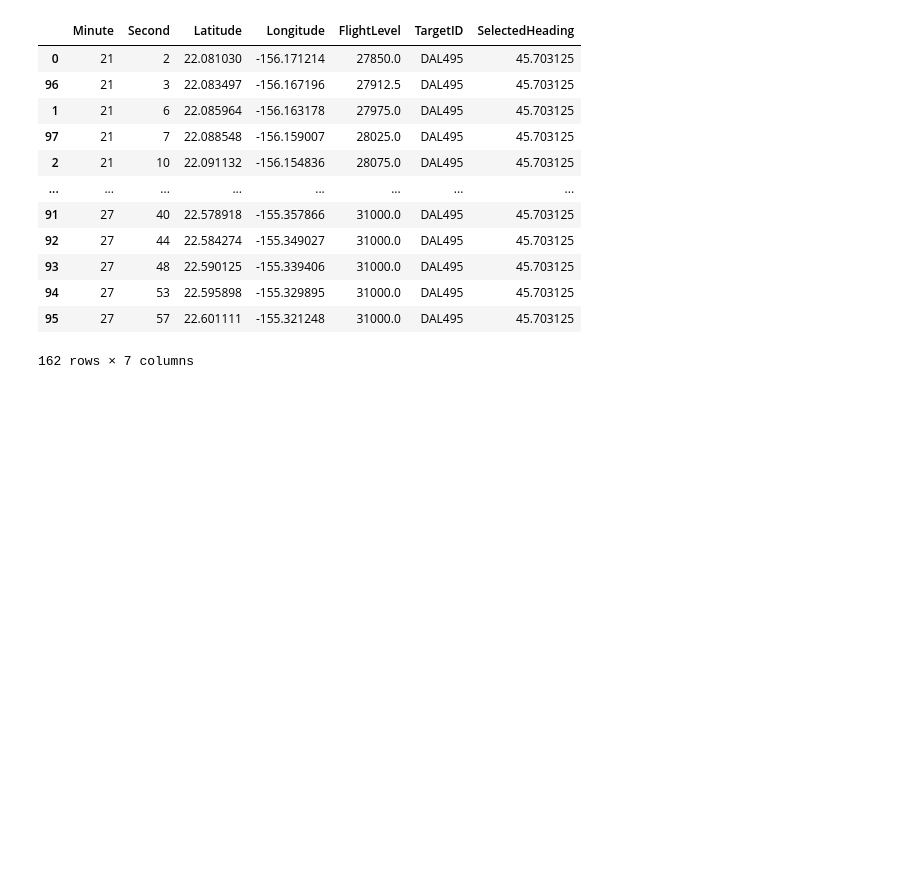
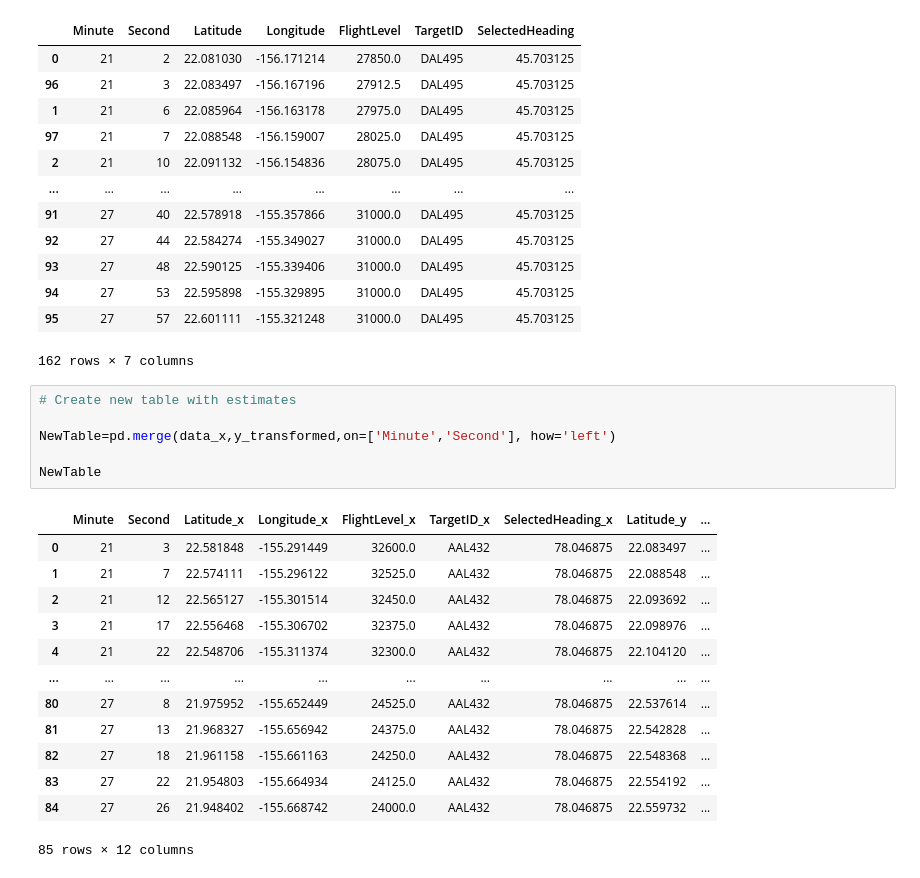
Before and after one commit to DAEN690-S22-OA/OceanicAirspaceProject, a Jupyter notebook: VerticalSep_V2.ipynb, the cells around one changed output. Saved outputs shown, nothing was run; the diff lists cells and outputs as text; blank space fills up the shorter version.

Commit message:
Create new table with estimates

```diff
--- a/VerticalSep_V2.ipynb
+++ b/VerticalSep_V2.ipynb
@@ -528,3 +528,23 @@ y_transformed
 | 94 | 27 | 53 | 22.595898 | -155.329895 | 31000.0 | DAL495 | 45.703125 |
 | 95 | 27 | 57 | 22.601111 | -155.321248 | 31000.0 | DAL495 | 45.703125 |
 162 rows × 7 columns
+# %%
+# Create new table with estimates
+
+NewTable=pd.merge(data_x,y_transformed,on=['Minute','Second'], how='left')
+
+NewTable
+# %% [output]
+|  | Minute | Second | Latitude_x | Longitude_x | FlightLevel_x | TargetID_x | SelectedHeading_x | Latitude_y | ... |
+| 0 | 21 | 3 | 22.581848 | -155.291449 | 32600.0 | AAL432 | 78.046875 | 22.083497 | ... |
+| 1 | 21 | 7 | 22.574111 | -155.296122 | 32525.0 | AAL432 | 78.046875 | 22.088548 | ... |
+| 2 | 21 | 12 | 22.565127 | -155.301514 | 32450.0 | AAL432 | 78.046875 | 22.093692 | ... |
+| 3 | 21 | 17 | 22.556468 | -155.306702 | 32375.0 | AAL432 | 78.046875 | 22.098976 | ... |
+| 4 | 21 | 22 | 22.548706 | -155.311374 | 32300.0 | AAL432 | 78.046875 | 22.104120 | ... |
+| ... | ... | ... | ... | ... | ... | ... | ... | ... | ... |
+| 80 | 27 | 8 | 21.975952 | -155.652449 | 24525.0 | AAL432 | 78.046875 | 22.537614 | ... |
+| 81 | 27 | 13 | 21.968327 | -155.656942 | 24375.0 | AAL432 | 78.046875 | 22.542828 | ... |
+| 82 | 27 | 18 | 21.961158 | -155.661163 | 24250.0 | AAL432 | 78.046875 | 22.548368 | ... |
+| 83 | 27 | 22 | 21.954803 | -155.664934 | 24125.0 | AAL432 | 78.046875 | 22.554192 | ... |
+| 84 | 27 | 26 | 21.948402 | -155.668742 | 24000.0 | AAL432 | 78.046875 | 22.559732 | ... |
+85 rows × 12 columns
```
Also changed, not shown: parts of 1 cell of this notebook.
